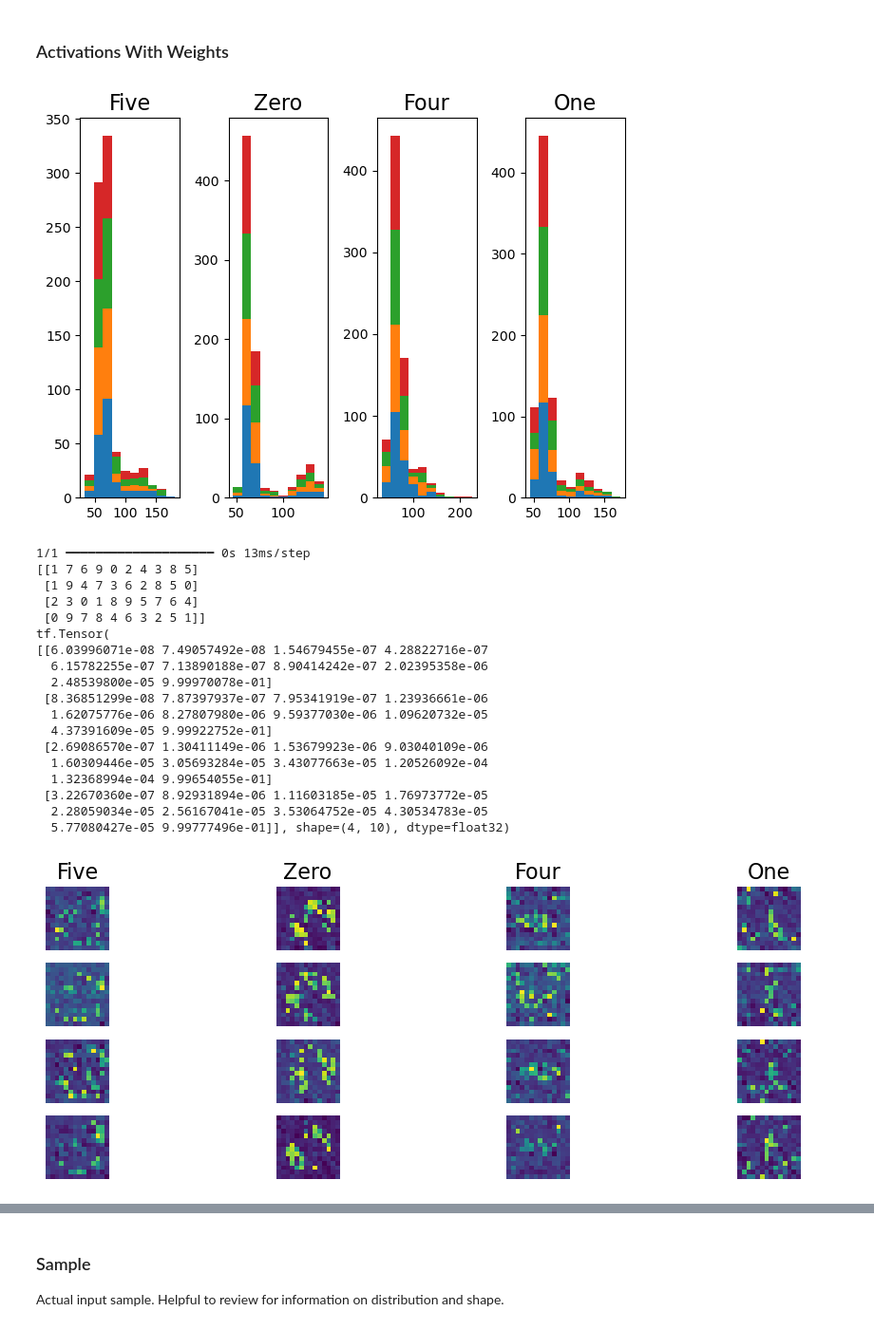
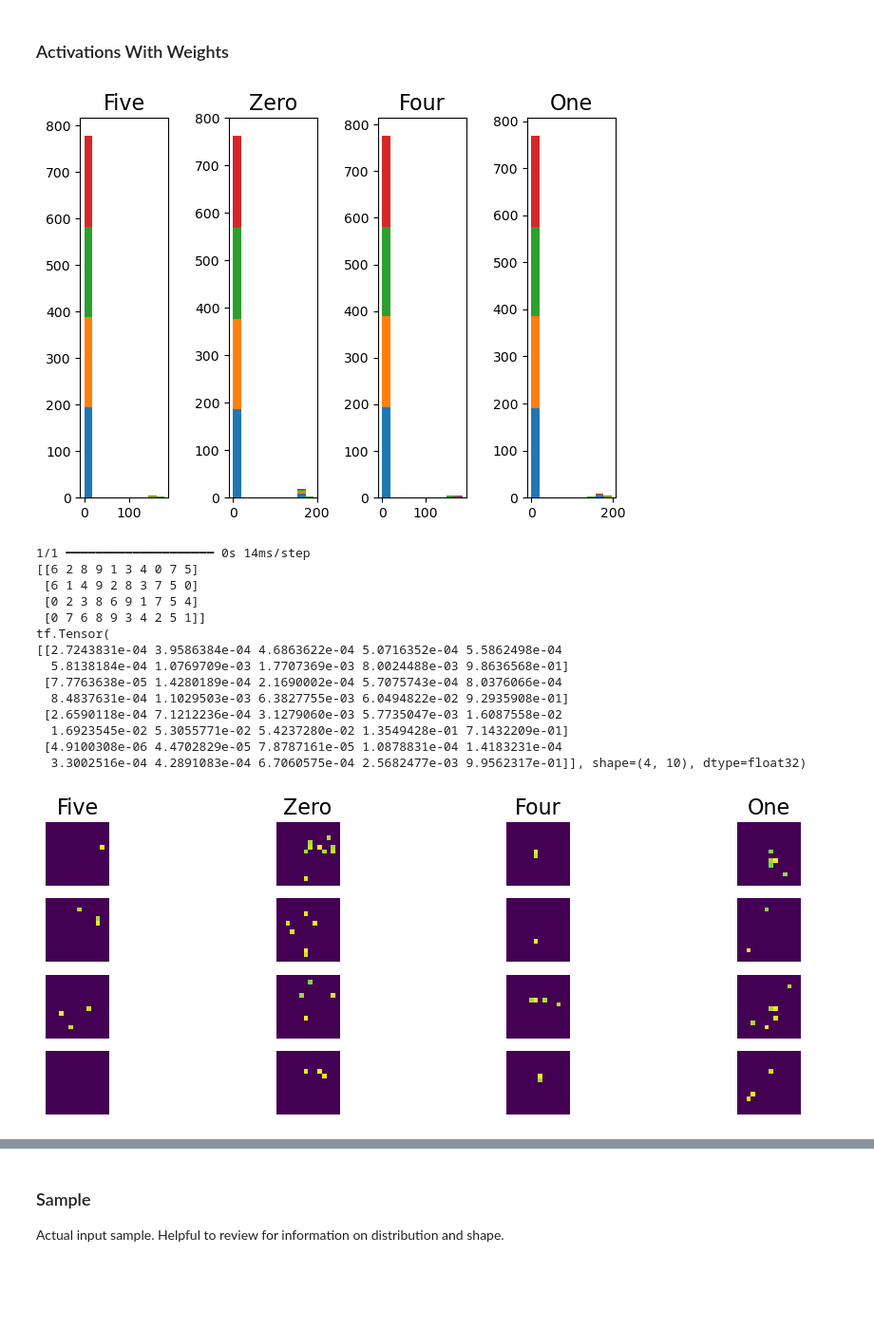
Before and after one commit to TheOpenSI/QML-QPF, a Jupyter notebook: visualizations/dense_layer_activation/summary/no_filter_mnist.ipynb, the cells around one changed output, grey strips where cells are left out. Shown: that part at 95% size. Cells and saved outputs as stored; diff of their text form; code cells hidden in the pictures; blank space fills up the shorter version.

```diff
--- a/visualizations/dense_layer_activation/summary/no_filter_mnist.ipynb
+++ b/visualizations/dense_layer_activation/summary/no_filter_mnist.ipynb
@@ -367,0 +363,10 @@ plt.show()
+# %%
+f, ax = plt.subplots(nrows=1, ncols=4, figsize=(12, 4))
+for i, title in enumerate(image_titles):
+    ax[i].set_title(title, fontsize=16)
+    ax[i].imshow(compdiffs[scores.indices[i]])
+    ax[i].axis('off')
+
+
+plt.tight_layout()
+plt.show()
@@ -475,13 +486,19 @@ input_tensor = input(activations)
 flat_tensor = flat(input_tensor)
 dense_tensor = dense(flat_tensor)
 
-in_weights = np.reshape(dense.get_weights()[0],(10,14,14,4))
+#in_weights = np.reshape(dense.get_weights()[0],(10,14,14,4))
 
-weighted = ((((in_weights[scores.indices,...]))))
+in_weights = np.reshape(np.asarray(dense.get_weights()[0]).T,(10,14,14,4))
 
-#weighted = keras.activations.softmax(weighted)
+weighted = ((((in_weights))))
 
-weighted_scaled = weighted.numpy() #* 600
+weighted = (keras.activations.softmax(weighted))
+
+#weighted = ((weighted - 1)**-2)
+
+weighted_scaled = weighted.numpy()[scores.indices,...]
+
+#weighted_scaled = 255 * (weighted_scaled >= 2.22)
 
 weighted_scaled_hist = weighted_scaled.reshape([4,14*14,4])
 
@@ -552,20 +569,13 @@ plt.show()
 ### Activations With Weights
 # %%
 
-input = q_model.layers[0]
-flat = q_model.layers[1]
-dense = q_model.layers[2]
-input_tensor = input(activations)
-flat_tensor = flat(input_tensor)
-dense_tensor = dense(flat_tensor)
+in_weights = np.reshape(np.asarray(dense.get_weights()[0]).T,(10,14,14,4))
 
-in_weights = np.reshape(dense.get_weights()[0],(10,14,14,4))
+weighted = ((((in_weights))))
 
-weighted = ((((in_weights[scores.indices,...]))))
+weighted_scaled = ((keras.activations.softmax(weighted)).numpy()*2)[scores.indices,...]*activations
 
-weighted = keras.activations.softmax(weighted) * (activations + 255)
-
-weighted_scaled = weighted.numpy()
+weighted_scaled = (weighted_scaled > 155)*weighted_scaled
 
 weighted_scaled_hist = weighted_scaled.reshape([4,14*14,4])
 
@@ -575,53 +585,49 @@ ax[0].set_title("Five", fontsize=16)
 ax[0].hist(weighted_scaled_hist[0,:,:], stacked=True)
 ax[1].set_title("Zero", fontsize=16)
 ax[1].hist(weighted_scaled_hist[1,:,:], stacked=True)
 ax[2].set_title("Four", fontsize=16)
 ax[2].hist(weighted_scaled_hist[2,:,:], stacked=True)
 ax[3].set_title("One", fontsize=16)
 ax[3].hist(weighted_scaled_hist[3,:,:], stacked=True)
 
 
 plt.tight_layout()
 plt.show()
 
 pred = q_model.predict((weighted_scaled),batch_size=4)
 
 print(np.argsort(pred ,axis=1))
 
 print(tf.sort(pred ,axis=1))
 
 f, ax = plt.subplots(nrows=4, ncols=4, figsize=(12, 4))
 for i, title in enumerate(image_titles):
     ax[0, i].set_title(title, fontsize=16)
     ax[0, i].imshow(weighted_scaled[i,:,:,0])
     ax[0, i].axis('off')
     ax[1, i].imshow(weighted_scaled[i,:,:,1])
     ax[1, i].axis('off')
     ax[2, i].imshow(weighted_scaled[i,:,:,2])
     ax[2, i].axis('off')
     im = ax[3, i].imshow(weighted_scaled[i,:,:,3])
     ax[3, i].axis('off')
 # %% [output]
-[figure, old version]
+[figure, new version]
-1/1 ━━━━━━━━━━━━━━━━━━━━ 0s 13ms/step
-[[1 7 6 9 0 2 4 3 8 5]
- [1 9 4 7 3 6 2 8 5 0]
- [2 3 0 1 8 9 5 7 6 4]
- [0 9 7 8 4 6 3 2 5 1]]
+1/1 ━━━━━━━━━━━━━━━━━━━━ 0s 14ms/step
+[[6 2 8 9 1 3 4 0 7 5]
+ [6 1 4 9 2 8 3 7 5 0]
+ [0 2 3 8 6 9 1 7 5 4]
+ [0 7 6 8 9 3 4 2 5 1]]
 tf.Tensor(
-[[6.03996071e-08 7.49057492e-08 1.54679455e-07 4.28822716e-07
-  6.15782255e-07 7.13890188e-07 8.90414242e-07 2.02395358e-06
-  2.48539800e-05 9.99970078e-01]
- [8.36851299e-08 7.87397937e-07 7.95341919e-07 1.23936661e-06
-  1.62075776e-06 8.27807980e-06 9.59377030e-06 1.09620732e-05
-  4.37391609e-05 9.99922752e-01]
- [2.69086570e-07 1.30411149e-06 1.53679923e-06 9.03040109e-06
-  1.60309446e-05 3.05693284e-05 3.43077663e-05 1.20526092e-04
-  1.32368994e-04 9.99654055e-01]
- [3.22670360e-07 8.92931894e-06 1.11603185e-05 1.76973772e-05
-  2.28059034e-05 2.56167041e-05 3.53064752e-05 4.30534783e-05
-  5.77080427e-05 9.99777496e-01]], shape=(4, 10), dtype=float32)
+[[2.7243831e-04 3.9586384e-04 4.6863622e-04 5.0716352e-04 5.5862498e-04
+  5.8138184e-04 1.0769709e-03 1.7707369e-03 8.0024488e-03 9.8636568e-01]
+ [7.7763638e-05 1.4280189e-04 2.1690002e-04 5.7075743e-04 8.0376066e-04
+  8.4837631e-04 1.1029503e-03 6.3827755e-03 6.0494822e-02 9.2935908e-01]
+ [2.6590118e-04 7.1212236e-04 3.1279060e-03 5.7735047e-03 1.6087558e-02
+  1.6923545e-02 5.3055771e-02 5.4237280e-02 1.3549428e-01 7.1432209e-01]
+ [4.9100308e-06 4.4702829e-05 7.8787161e-05 1.0878831e-04 1.4183231e-04
+  3.3002516e-04 4.2891083e-04 6.7060575e-04 2.5682477e-03 9.9562317e-01]], shape=(4, 10), dtype=float32)
-[figure, old version]
+[figure, new version]
 # %%
 f, ax = plt.subplots(nrows=1, ncols=4, figsize=(12, 4))
 for i, title in enumerate(image_titles):
```
Also changed, not shown: parts of 13 cells of this notebook, 26 other files.
